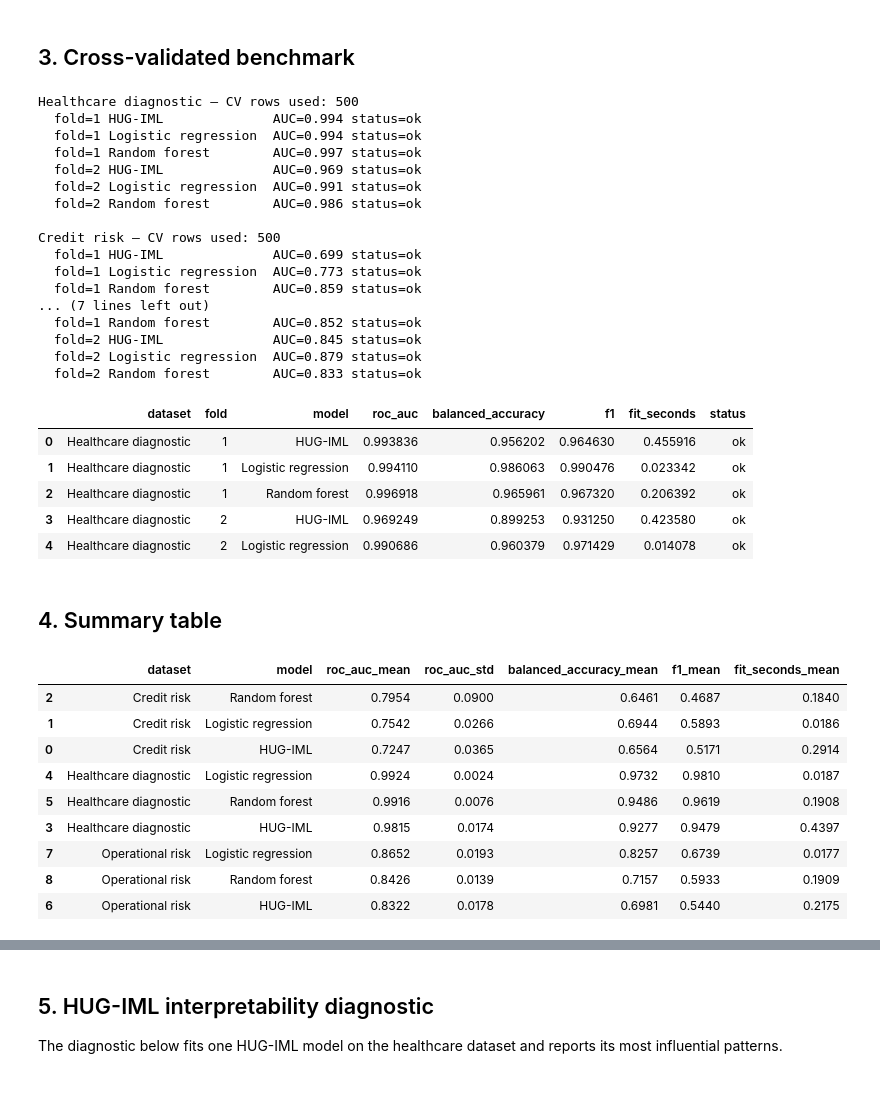
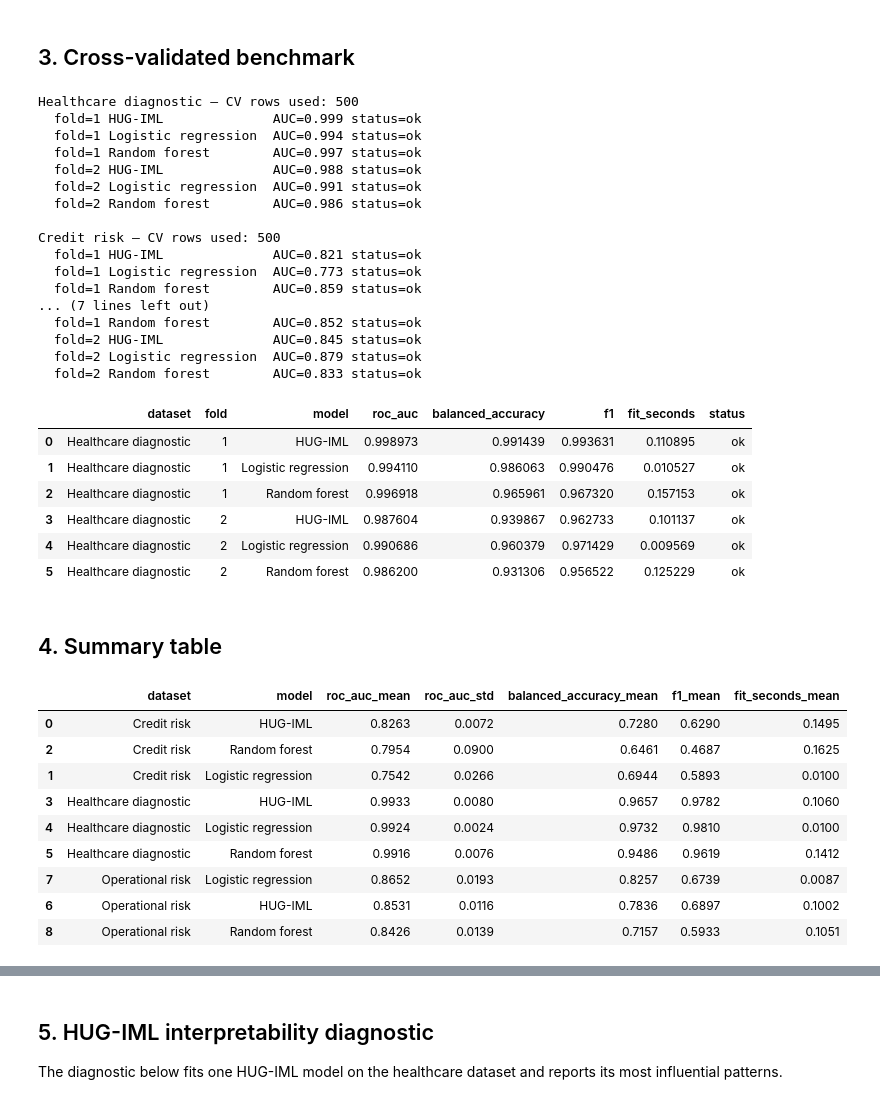
Before and after one commit to srikumar2050/hugiml-core, a Jupyter notebook: notebooks/01_benchmark_baselines/nb01_benchmark_baselines.ipynb, the cells around one changed output, grey strips where cells are left out. Cells and saved outputs as stored; diff of their text form; code cells hidden in the pictures.

```diff
--- a/notebooks/01_benchmark_baselines/nb01_benchmark_baselines.ipynb
+++ b/notebooks/01_benchmark_baselines/nb01_benchmark_baselines.ipynb
@@ -110,10 +110,12 @@ def hug_for_frame(X_train):
     return HUGIMLClassifierNative(
         allCols=[int_cols, flt_cols, cat_cols],
         origColumns=X_train.columns.tolist(),
-        B=7,
+        B=-1,
+        adaptive_binning=True,
         L=2,
-        G=5e-3,
-        topK=60,
+        G=0.01,
+        feature_mode="original_plus_patterns",
+        topK=50,
     )
 
 def encode_for_baseline(X_train, X_test):
@@ -172,42 +174,43 @@ for dataset_name, (X_raw, y_raw) in datasets.items():
                 row = {
                     "dataset": dataset_name,
                     "fold": fold,
                     "model": model_name,
                     "roc_auc": np.nan,
                     "balanced_accuracy": np.nan,
                     "f1": np.nan,
                     "fit_seconds": time.perf_counter() - t0,
                     "status": type(exc).__name__,
                 }
             rows.append(row)
             print(f"  fold={fold} {model_name:<20} AUC={row['roc_auc'] if pd.notna(row['roc_auc']) else np.nan:.3f} status={row['status']}")
 
 results = pd.DataFrame(rows)
-results.head()
+results.head(6)
 # %% [output]
 Healthcare diagnostic — CV rows used: 500
-  fold=1 HUG-IML              AUC=0.994 status=ok
+  fold=1 HUG-IML              AUC=0.999 status=ok
   fold=1 Logistic regression  AUC=0.994 status=ok
   fold=1 Random forest        AUC=0.997 status=ok
-  fold=2 HUG-IML              AUC=0.969 status=ok
+  fold=2 HUG-IML              AUC=0.988 status=ok
   fold=2 Logistic regression  AUC=0.991 status=ok
   fold=2 Random forest        AUC=0.986 status=ok
 
 Credit risk — CV rows used: 500
-  fold=1 HUG-IML              AUC=0.699 status=ok
+  fold=1 HUG-IML              AUC=0.821 status=ok
   fold=1 Logistic regression  AUC=0.773 status=ok
   fold=1 Random forest        AUC=0.859 status=ok
 ... (7 lines left out)
   fold=1 Random forest        AUC=0.852 status=ok
   fold=2 HUG-IML              AUC=0.845 status=ok
   fold=2 Logistic regression  AUC=0.879 status=ok
   fold=2 Random forest        AUC=0.833 status=ok
 |  | dataset | fold | model | roc_auc | balanced_accuracy | f1 | fit_seconds | status |
-| 0 | Healthcare diagnostic | 1 | HUG-IML | 0.993836 | 0.956202 | 0.964630 | 0.455916 | ok |
-| 1 | Healthcare diagnostic | 1 | Logistic regression | 0.994110 | 0.986063 | 0.990476 | 0.023342 | ok |
-| 2 | Healthcare diagnostic | 1 | Random forest | 0.996918 | 0.965961 | 0.967320 | 0.206392 | ok |
-| 3 | Healthcare diagnostic | 2 | HUG-IML | 0.969249 | 0.899253 | 0.931250 | 0.423580 | ok |
-| 4 | Healthcare diagnostic | 2 | Logistic regression | 0.990686 | 0.960379 | 0.971429 | 0.014078 | ok |
+| 0 | Healthcare diagnostic | 1 | HUG-IML | 0.998973 | 0.991439 | 0.993631 | 0.110895 | ok |
+| 1 | Healthcare diagnostic | 1 | Logistic regression | 0.994110 | 0.986063 | 0.990476 | 0.010527 | ok |
+| 2 | Healthcare diagnostic | 1 | Random forest | 0.996918 | 0.965961 | 0.967320 | 0.157153 | ok |
+| 3 | Healthcare diagnostic | 2 | HUG-IML | 0.987604 | 0.939867 | 0.962733 | 0.101137 | ok |
+| 4 | Healthcare diagnostic | 2 | Logistic regression | 0.990686 | 0.960379 | 0.971429 | 0.009569 | ok |
+| 5 | Healthcare diagnostic | 2 | Random forest | 0.986200 | 0.931306 | 0.956522 | 0.125229 | ok |
 # %% [markdown]
 ## 4. Summary table
 # %%
@@ -225,15 +228,15 @@ summary = (
 summary.round(4)
 # %% [output]
 |  | dataset | model | roc_auc_mean | roc_auc_std | balanced_accuracy_mean | f1_mean | fit_seconds_mean |
-| 2 | Credit risk | Random forest | 0.7954 | 0.0900 | 0.6461 | 0.4687 | 0.1840 |
-| 1 | Credit risk | Logistic regression | 0.7542 | 0.0266 | 0.6944 | 0.5893 | 0.0186 |
-| 0 | Credit risk | HUG-IML | 0.7247 | 0.0365 | 0.6564 | 0.5171 | 0.2914 |
-| 4 | Healthcare diagnostic | Logistic regression | 0.9924 | 0.0024 | 0.9732 | 0.9810 | 0.0187 |
-| 5 | Healthcare diagnostic | Random forest | 0.9916 | 0.0076 | 0.9486 | 0.9619 | 0.1908 |
-| 3 | Healthcare diagnostic | HUG-IML | 0.9815 | 0.0174 | 0.9277 | 0.9479 | 0.4397 |
-| 7 | Operational risk | Logistic regression | 0.8652 | 0.0193 | 0.8257 | 0.6739 | 0.0177 |
-| 8 | Operational risk | Random forest | 0.8426 | 0.0139 | 0.7157 | 0.5933 | 0.1909 |
-| 6 | Operational risk | HUG-IML | 0.8322 | 0.0178 | 0.6981 | 0.5440 | 0.2175 |
+| 0 | Credit risk | HUG-IML | 0.8263 | 0.0072 | 0.7280 | 0.6290 | 0.1495 |
+| 2 | Credit risk | Random forest | 0.7954 | 0.0900 | 0.6461 | 0.4687 | 0.1625 |
+| 1 | Credit risk | Logistic regression | 0.7542 | 0.0266 | 0.6944 | 0.5893 | 0.0100 |
+| 3 | Healthcare diagnostic | HUG-IML | 0.9933 | 0.0080 | 0.9657 | 0.9782 | 0.1060 |
+| 4 | Healthcare diagnostic | Logistic regression | 0.9924 | 0.0024 | 0.9732 | 0.9810 | 0.0100 |
+| 5 | Healthcare diagnostic | Random forest | 0.9916 | 0.0076 | 0.9486 | 0.9619 | 0.1412 |
+| 7 | Operational risk | Logistic regression | 0.8652 | 0.0193 | 0.8257 | 0.6739 | 0.0087 |
+| 6 | Operational risk | HUG-IML | 0.8531 | 0.0116 | 0.7836 | 0.6897 | 0.1002 |
+| 8 | Operational risk | Random forest | 0.8426 | 0.0139 | 0.7157 | 0.5933 | 0.1051 |
 # %%
 fig, ax = plt.subplots(figsize=(10, 5.2))
 plot_df = summary.pivot(index="model", columns="dataset", values="roc_auc_mean")
```
Also changed, not shown: parts of 12 cells of this notebook, 25 other files.
